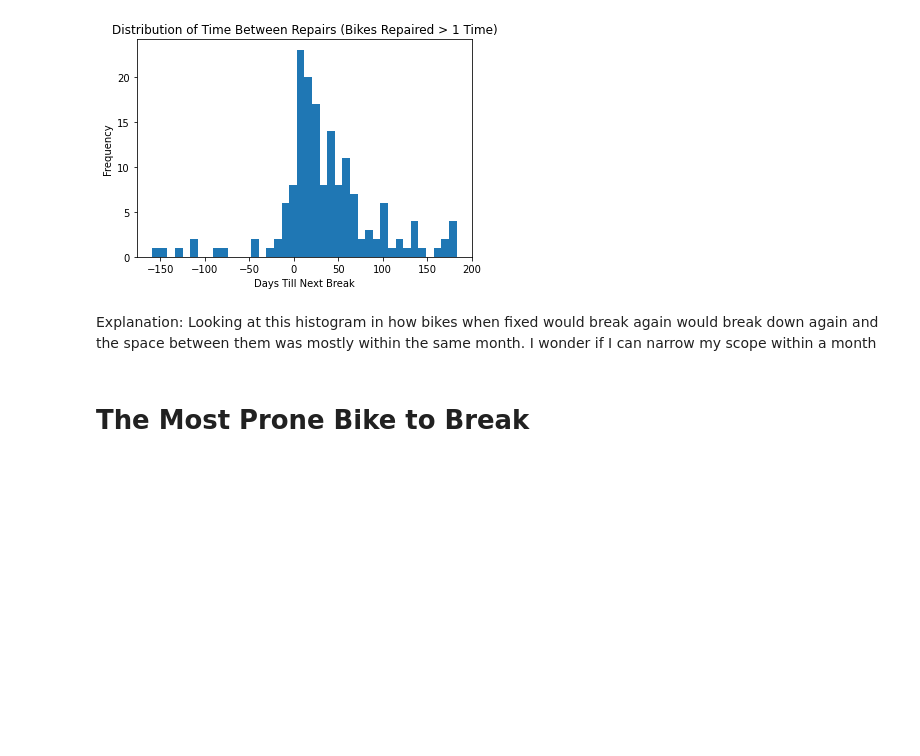
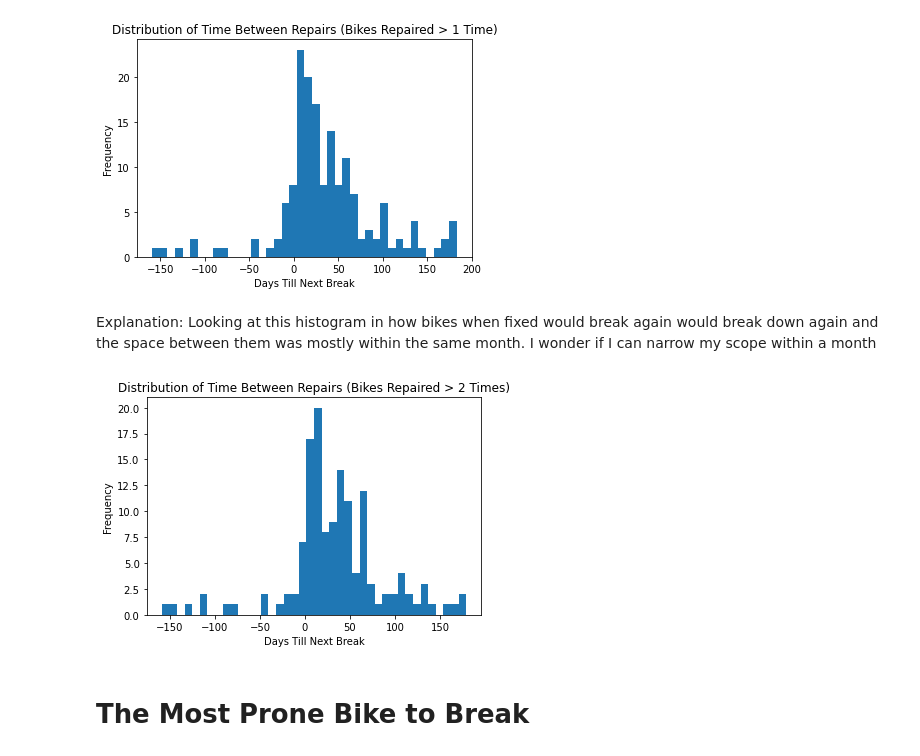
Before and after one commit to robertmounce/Python_Portfolio, a Jupyter notebook: wheel-fun-rentals-cleaning-and-basic-analysis.ipynb, the cells around one changed output. Cells and saved outputs as stored; diff of their text form; code cells hidden in the pictures; blank space fills up the shorter version.

```diff
--- a/wheel-fun-rentals-cleaning-and-basic-analysis.ipynb
+++ b/wheel-fun-rentals-cleaning-and-basic-analysis.ipynb
@@ -1083,6 +1084,33 @@ plt.show()
 Explanation:
 Looking at this histogram in how bikes when fixed would break again would break down again and the space between them was mostly within the same month.
 I wonder if I can narrow my scope within a month
+# %%
+# Group the data by unique bike and count the number of repairs
+num_repairs = df.groupby('Unique_id').size()
+
+# Filter the data to only include bikes that have been repaired more than 2 times
+filtered_data = df[df['Unique_id'].isin(num_repairs[num_repairs > 2].index)]
+
+# Sort the data by bike and repair date
+filtered_data.sort_values(['Unique_id', 'Fixed_Date'], inplace=True)
+
+# Calculate the time between each repair for each bike
+filtered_data['Time_To_Next_Break'] = filtered_data.groupby('Unique_id')['Down_Date'].diff()
+
+# Convert the time difference to days
+filtered_data['Time_To_Next_Break'] = filtered_data['Time_To_Next_Break'].dt.days
+
+# Drop the first row for each bike (since it doesn't have a previous repair date)
+filtered_data = filtered_data.groupby('Unique_id').apply(lambda x: x.iloc[1:])
+
+# Plot the distribution of time between repairs
+plt.hist(filtered_data['Time_To_Next_Break'], bins=40)
+plt.xlabel('Days Till Next Break')
+plt.ylabel('Frequency')
+plt.title('Distribution of Time Between Repairs (Bikes Repaired > 2 Times)')
+plt.show()
+# %% [output]
+[figure, added]
 # %% [markdown]
 # The Most Prone Bike to Break
 # %%
```
Also changed, not shown: parts of 5 cells of this notebook.
